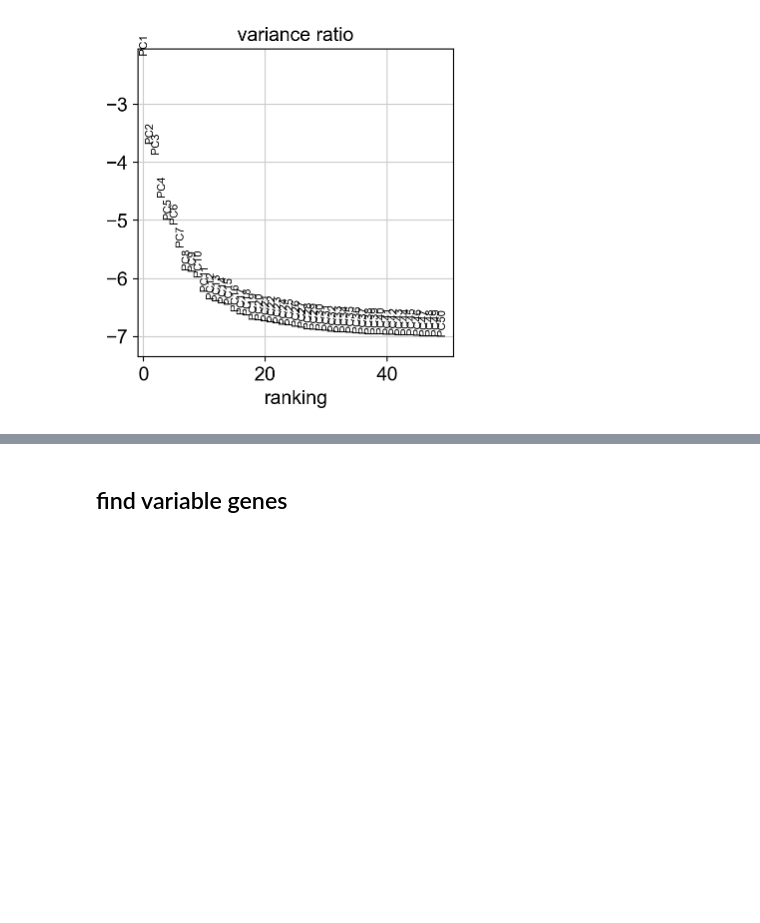
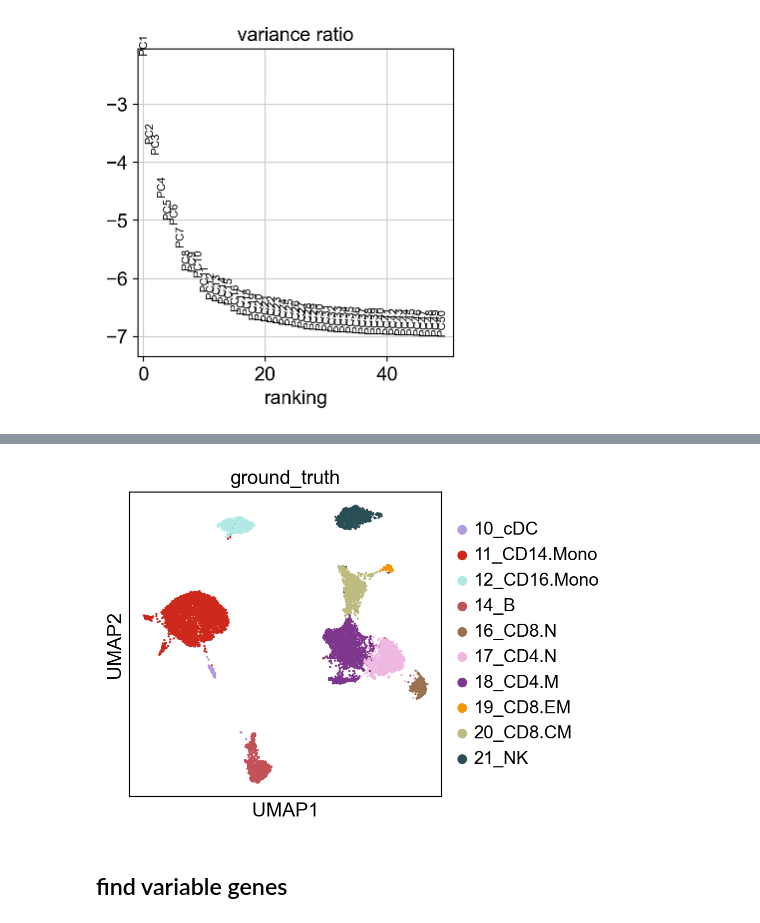
Before and after one commit to furlan-lab/pyviewmaster, a Jupyter notebook: notebooks/01_load_data.ipynb, the cells around one changed output, grey strips where cells are left out. Saved outputs shown, nothing was run; the diff lists cells and outputs as text; code cells hidden in the pictures; blank space fills up the shorter version.

```diff
--- a/notebooks/01_load_data.ipynb
+++ b/notebooks/01_load_data.ipynb
@@ -109,6 +109,10 @@ sc.pl.umap(adata, color = "ground_truth", palette = cols2)
 umap = pd.read_csv(ROOT_DIR1+"/3file/umap_reduction.tsv.gz", header=0, sep='\t', index_col=0)
 adata.obsm['X_umap2'] = adata.obsm['X_umap']
 adata.obsm['X_umap']  = umap.to_numpy()
+# %%
+sc.pl.umap(adata, color = "ground_truth", palette = cols2)
+# %% [output]
+[figure, added]
 # %% [markdown]
 ## find variable genes
 # %%
```
Also changed, not shown: parts of 2 cells of this notebook.
